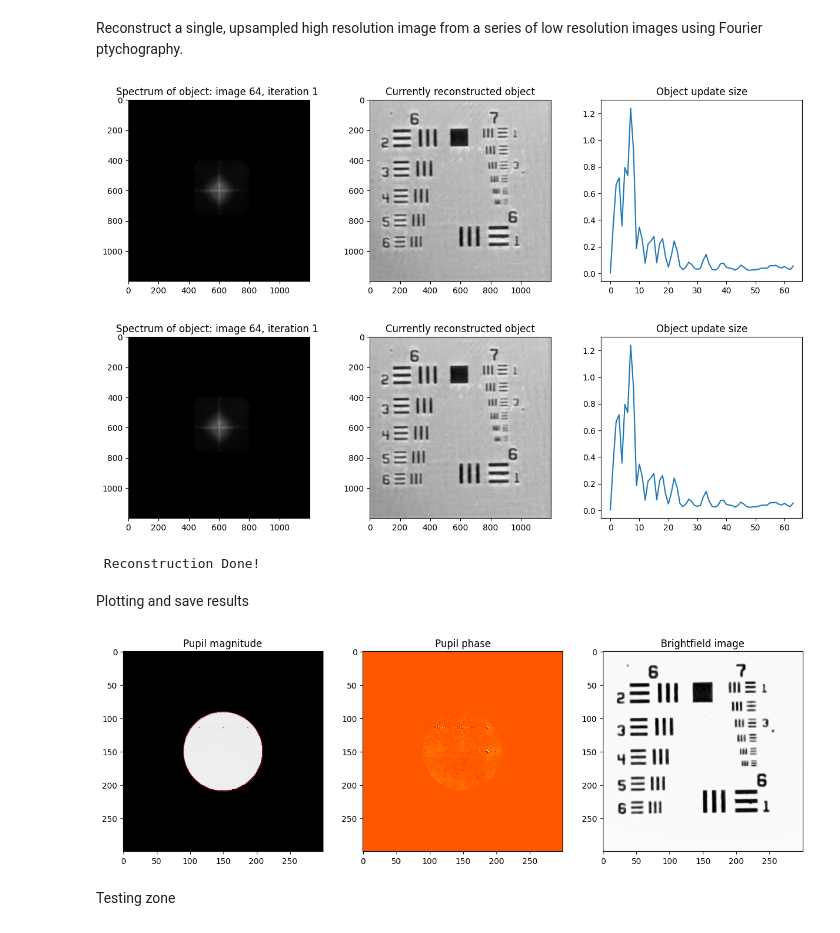
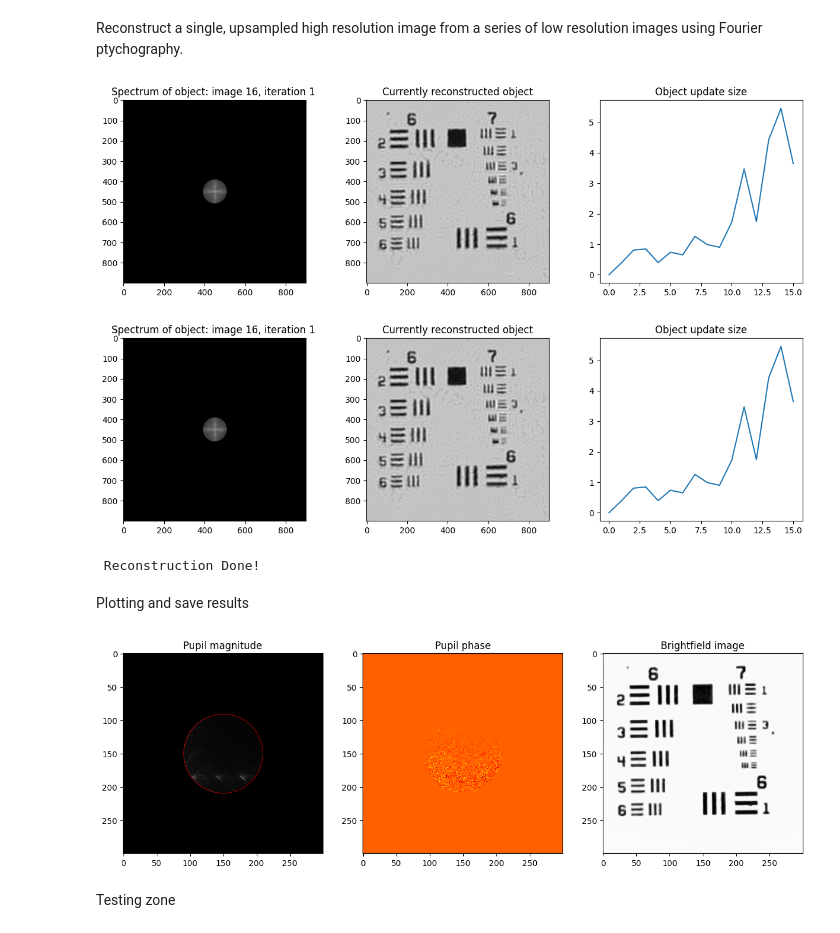
Before and after one commit to willtaylor072/Will_Taylor_FPM_4YP-main, a Jupyter notebook: reconstruction.ipynb, the cells around one changed output. Cells and saved outputs as stored; diff of their text form; code cells hidden in the pictures.

```diff
--- a/reconstruction.ipynb
+++ b/reconstruction.ipynb
@@ -17,7 +17,7 @@ importlib.reload(fpm)
 
 # Load image data into an array
 data_path = 'data/usaf_1'
-grid_size = 8 # 1 -> 16, determines how many images to reconstruct with, beyond 12x12 grid images are mostly useless
+grid_size = 4 # 1 -> 16, determines how many images to reconstruct with, beyond 12x12 grid images are mostly useless
 img_size = 300 # Size of low res image (original or crop)
 crop_x = 0 # From left
 crop_y = 0 # From top
@@ -66,36 +66,36 @@ pupil = r<1 # Binary mask for frequencies below cutoff frequency (higher frequen
 
 # Initial object estimate (using first image)
 img = np.sqrt(images[:,:,0]) # Amplitude of central image
 F_img = fpm.FT(img) # Fourier transformed image (with shift)
 F_img = F_img * pupil # Apply pupil function
 pad_width = int((obj_size - img_size) / 2) # Padding to make correct size
 obj = np.pad(F_img,pad_width,'constant',constant_values=0) # Initial object in frequency domain
 
 # Create fig and axes for plotting
 fig, axes = plt.subplots(1,3,figsize=(15,4))
 
 # Set parameters for reconstruction algorithm
 options = {
     'max_iter': 1, # Number of iterations
     'alpha': 5, # Regularisation parameter for object update, <10
     'beta': 1, # Regularisation parameter for pupil update, >1
     'plot_mode': 3, # 0, off; 2, plot every image; 3, plot every iteration (notebook version)
-    'LED_correction': False, # Adjust LED positions (kx,ky)
+    'LED_correction': False, # Adjust LED wavevectors / positions (kx,ky)
 }
 
 # Reconstruction with calculated kx and ky (quickstart)
 kx,ky = fpm.calculate_fourier_positions(x_abs, y_abs, LED2SAMPLE, WLENGTH, PIX_SIZE, img_size)
 rec_obj,rec_pupil,kx_updated,ky_updated = fpm.reconstruct_V1(images, kx, ky, obj, pupil, options, fig, axes)
 # np.save(os.path.join(data_path,'kx_updated'),kx_updated)
 # np.save(os.path.join(data_path,'ky_updated'),ky_updated)
 
 # # Reconstruction with loaded / optimal kx and ky (optimal values depend on crop size)
 # kx = np.load(os.path.join(data_path,'kx_updated.npy'))
 # ky = np.load(os.path.join(data_path,'ky_updated.npy'))
 # rec_obj,rec_pupil,_,_ = reconstruct(images, kx, ky, obj, pupil, options, fig, axes)
 # %% [output]
-[figure, old version]
+[figure, new version]
-[figure, old version]
+[figure, new version]
  Reconstruction Done!
 # %% [markdown]
 Plotting and save results
@@ -145,7 +145,7 @@ obj_arg.save('results/recent/phase.png',format='PNG')
 bf = Image.open(os.path.join(data_path,'brightfield.png'))
 bf.save('results/recent/brightfield.png')
 # %% [output]
-[figure, old version]
+[figure, new version]
 # %% [markdown]
 Testing zone
 # %%
```
Also changed, not shown: 3 other files.
